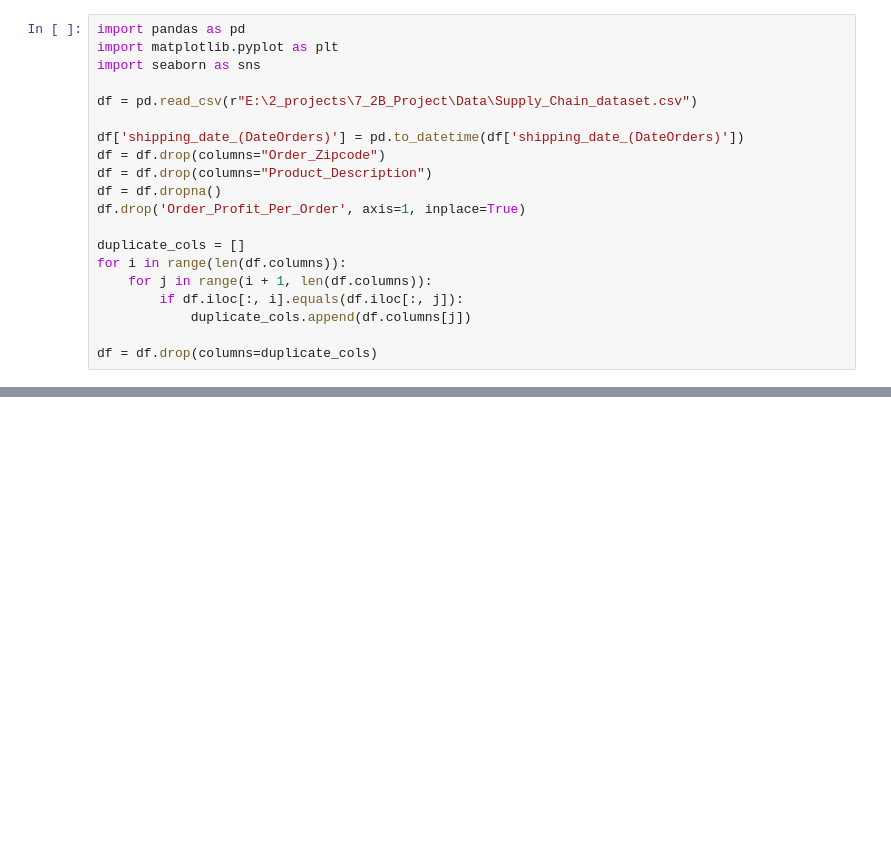
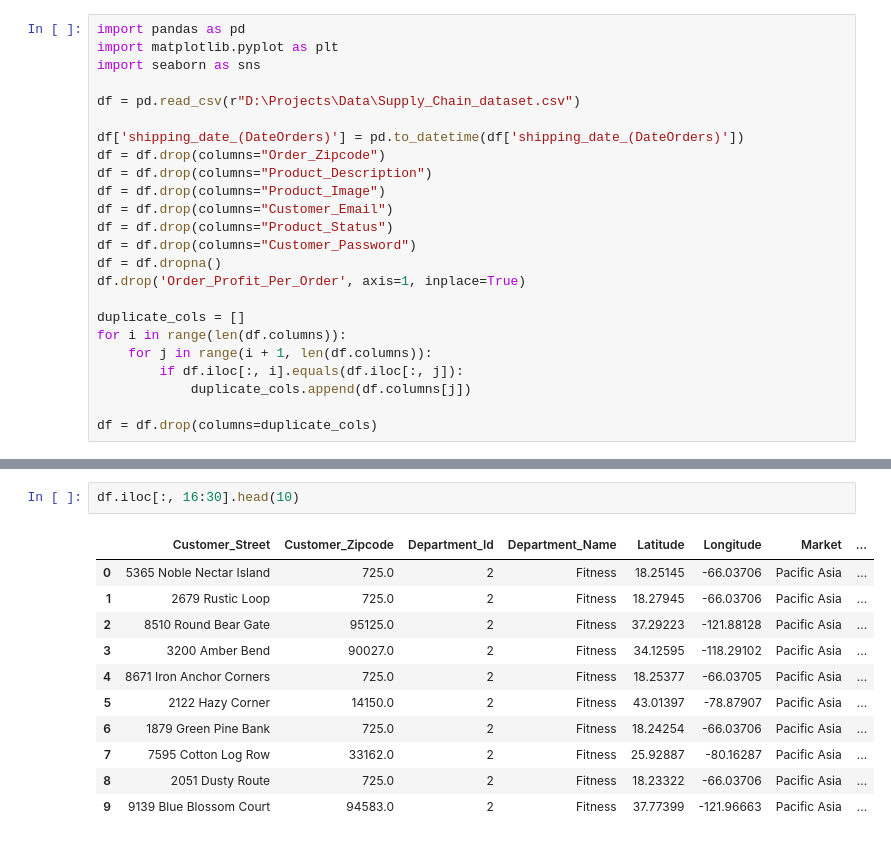
Before and after one commit to Mina-Makram-001/2B_Data_Science_Portfolio, a Jupyter notebook: 3_.ipynb, the cells around one changed output, grey strips where cells are left out. Drawn from its saved outputs; the diff is of its cells as text; blank space fills up the shorter version.

```diff
--- a/3_.ipynb
+++ b/3_.ipynb
@@ -3,11 +3,15 @@ import pandas as pd
 import matplotlib.pyplot as plt
 import seaborn as sns
 
-df = pd.read_csv(r"E:\2_projects\7_2B_Project\Data\Supply_Chain_dataset.csv")
+df = pd.read_csv(r"D:\Projects\Data\Supply_Chain_dataset.csv")
 
 df['shipping_date_(DateOrders)'] = pd.to_datetime(df['shipping_date_(DateOrders)'])
 df = df.drop(columns="Order_Zipcode")
 df = df.drop(columns="Product_Description")
+df = df.drop(columns="Product_Image")
+df = df.drop(columns="Customer_Email")
+df = df.drop(columns="Product_Status")
+df = df.drop(columns="Customer_Password")
 df = df.dropna()
 df.drop('Order_Profit_Per_Order', axis=1, inplace=True)
 
@@ -40,0 +59,14 @@ memory usage: 63.3+ MB
+# %%
+df.iloc[:, 16:30].head(10)
+# %% [output]
+|  | Customer_Street | Customer_Zipcode | Department_Id | Department_Name | Latitude | Longitude | Market | ... |
+| 0 | 5365 Noble Nectar Island | 725.0 | 2 | Fitness | 18.25145 | -66.03706 | Pacific Asia | ... |
+| 1 | 2679 Rustic Loop | 725.0 | 2 | Fitness | 18.27945 | -66.03706 | Pacific Asia | ... |
+| 2 | 8510 Round Bear Gate | 95125.0 | 2 | Fitness | 37.29223 | -121.88128 | Pacific Asia | ... |
+| 3 | 3200 Amber Bend | 90027.0 | 2 | Fitness | 34.12595 | -118.29102 | Pacific Asia | ... |
+| 4 | 8671 Iron Anchor Corners | 725.0 | 2 | Fitness | 18.25377 | -66.03705 | Pacific Asia | ... |
+| 5 | 2122 Hazy Corner | 14150.0 | 2 | Fitness | 43.01397 | -78.87907 | Pacific Asia | ... |
+| 6 | 1879 Green Pine Bank | 725.0 | 2 | Fitness | 18.24254 | -66.03706 | Pacific Asia | ... |
+| 7 | 7595 Cotton Log Row | 33162.0 | 2 | Fitness | 25.92887 | -80.16287 | Pacific Asia | ... |
+| 8 | 2051 Dusty Route | 725.0 | 2 | Fitness | 18.23322 | -66.03706 | Pacific Asia | ... |
+| 9 | 9139 Blue Blossom Court | 94583.0 | 2 | Fitness | 37.77399 | -121.96663 | Pacific Asia | ... |
```
Also changed, not shown: parts of 3 cells of this notebook, 2 other files.
